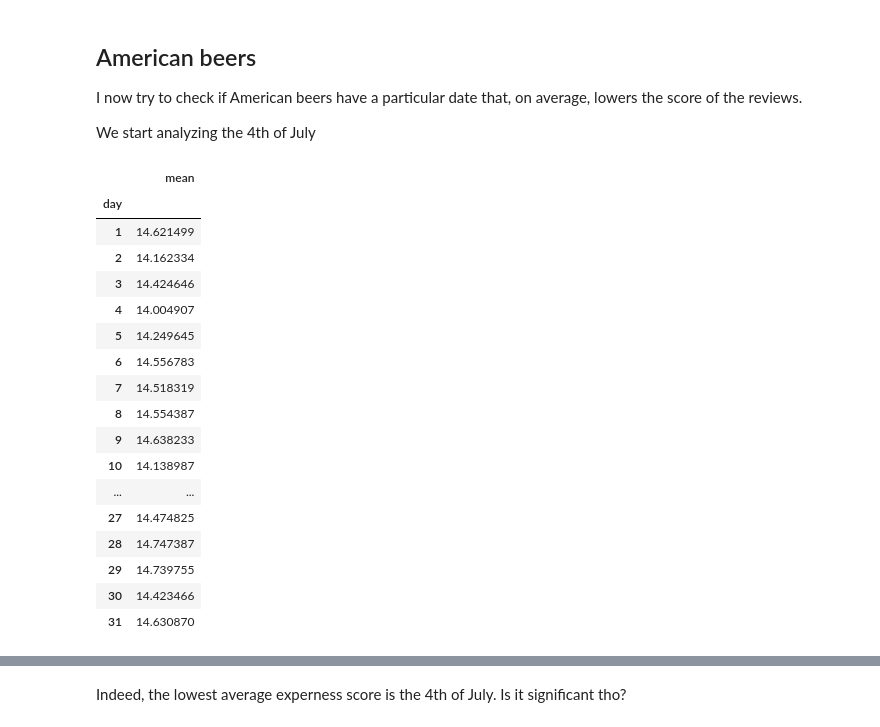
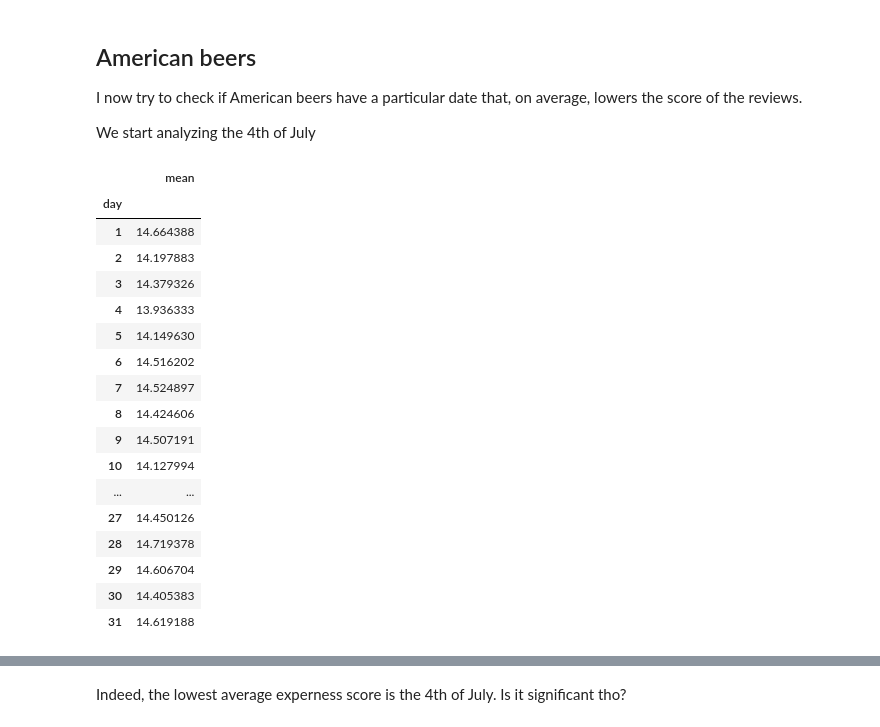
Before and after one commit to nada401/brewing-knowledge, a Jupyter notebook: src/scripts/quality_over_year/quality_over_year.ipynb, the cells around one changed output, grey strips where cells are left out. Drawn from its saved outputs; the diff is of its cells as text; code cells hidden in the pictures.

```diff
--- a/src/scripts/quality_over_year/quality_over_year.ipynb
+++ b/src/scripts/quality_over_year/quality_over_year.ipynb
@@ -144,34 +151,42 @@ I now try to check if American beers have a particular date that, on average, lo
 We start analyzing the 4th of July
 # %%
 df_score = pd.read_pickle(os.path.join(data_path, 'BeerAdvocate/rev_w_scores.pkl'))
+df_users = pd.read_csv(os.path.join(data_path, 'BeerAdvocate/users_BA_clean.csv'))
+# %%
+df_users = df_users[
+    df_users['location'].str.contains('|'.join(['United States']), case=False, na=False)
+]
+
+american_users = df_users.user_id.to_list()
 # %%
 # Let's only take in consideration the month of July
 df_score_july = df_score.copy()
+df_score_july = df_score_july[df_score_july['user_id'].isin(american_users)]
 df_score_july['date'] = pd.to_datetime(df_score_july['date'])
 df_score_july['month'] = df_score_july['date'].dt.month_name()
 df_score_july['day'] = df_score_july['date'].dt.day
 
 df_score_july = df_score_july[df_score_july['month'] == 'July']
 
 
 exp_july = df_score_july.groupby('day')['expertness_score'].agg(['mean'])
 exp_july.head(31)
 # %% [output]
 |  | mean |
 | day |  |
-| 1 | 14.621499 |
-| 2 | 14.162334 |
-| 3 | 14.424646 |
-| 4 | 14.004907 |
-| 5 | 14.249645 |
-| 6 | 14.556783 |
-| 7 | 14.518319 |
-| 8 | 14.554387 |
-| 9 | 14.638233 |
-| 10 | 14.138987 |
+| 1 | 14.664388 |
+| 2 | 14.197883 |
+| 3 | 14.379326 |
+| 4 | 13.936333 |
+| 5 | 14.149630 |
+| 6 | 14.516202 |
+| 7 | 14.524897 |
+| 8 | 14.424606 |
+| 9 | 14.507191 |
+| 10 | 14.127994 |
 | ... | ... |
-| 27 | 14.474825 |
-| 28 | 14.747387 |
-| 29 | 14.739755 |
-| 30 | 14.423466 |
-| 31 | 14.630870 |
+| 27 | 14.450126 |
+| 28 | 14.719378 |
+| 29 | 14.606704 |
+| 30 | 14.405383 |
+| 31 | 14.619188 |
```
Also changed, not shown: parts of 27 cells of this notebook.
